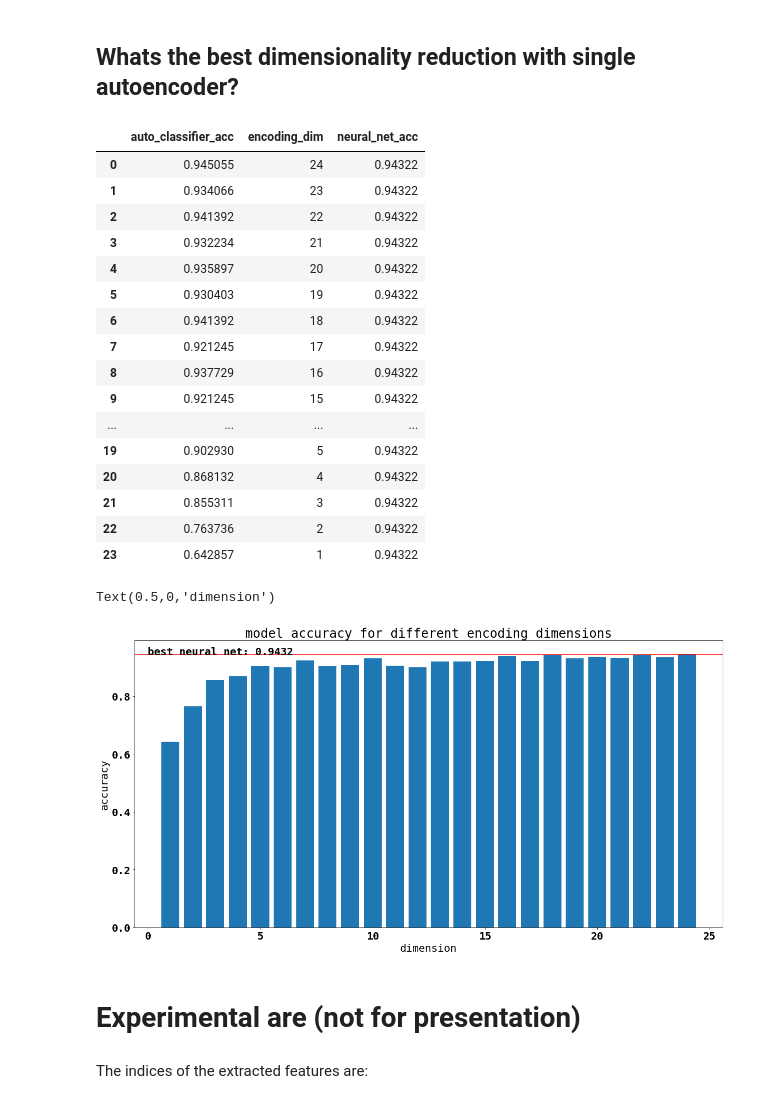
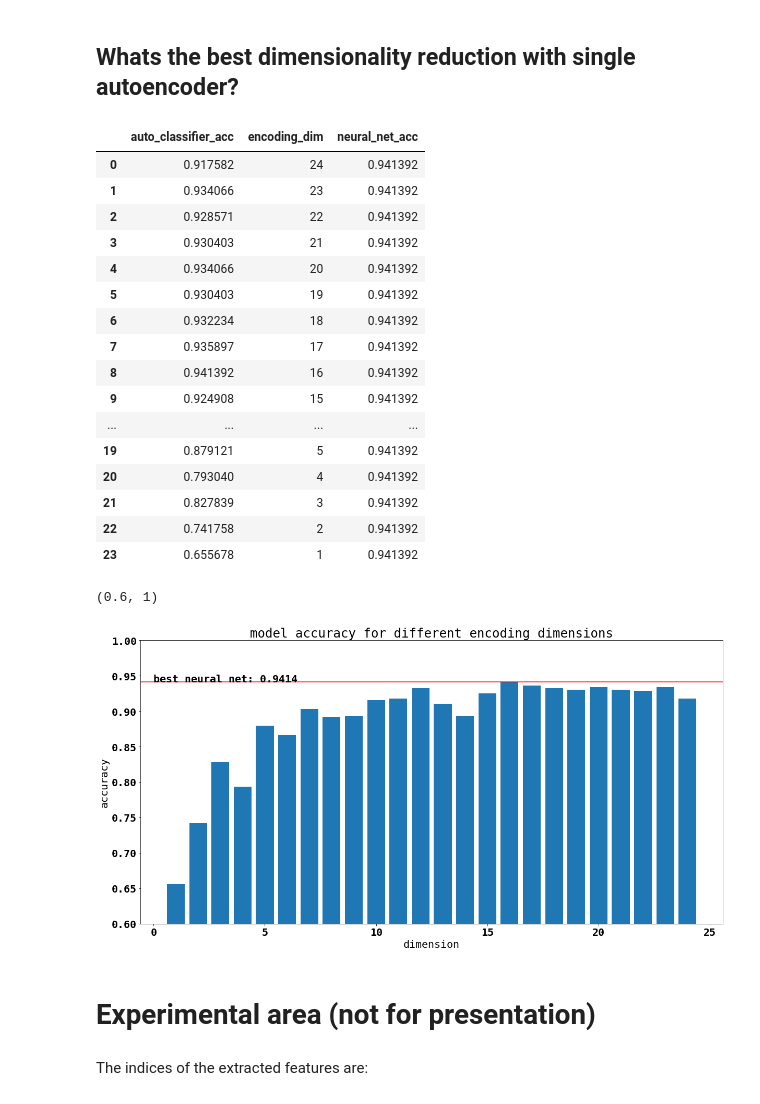
Before and after one commit to philippgrafendorfe/stackedautoencoders, a Jupyter notebook: ROBO_Autoencoder.ipynb, the cells around one changed output. Cells and saved outputs as stored; diff of their text form; code cells hidden in the pictures.

```diff
--- a/ROBO_Autoencoder.ipynb
+++ b/ROBO_Autoencoder.ipynb
@@ -280,7 +291,9 @@ decoding_layer2 = Dense(input_dim
                         ,kernel_initializer='normal')(decoding_layer1)
 
 x = Dense(hidden1_dim, activation='relu', kernel_initializer='normal')(encoding_layer2)
+x = Dropout(dropout)(x)
 x = Dense(hidden2_dim, activation='relu', kernel_initializer='normal')(x)
+x = Dropout(dropout)(x)
 
 classifier_output = Dense(num_classes
                           ,activation='softmax'
@@ -330,11 +343,7 @@ plt.show()
 ## Whats the best dimensionality reduction with single autoencoder?
 # %%
 # the initial coding dimension s.t. there is no feature selection at the beginning
-encoding_dim = 24
-# dimension of the neural net layer1
-hidden1_dim = int(encoding_dim*1.5)
-# dimension of the second neural net layer
-hidden2_dim = int(encoding_dim*1.5)
+encoding_dim = input_dim
 result3 = {'encoding_dim': []
            ,'auto_classifier_acc': []}
 # %%
@@ -347,8 +356,10 @@ while encoding_dim > 0:
                                   ,name='decoder_output'
                                   ,kernel_initializer='normal')(encoding_layer_output)
 
-    x = Dense(30, activation='relu', kernel_initializer='normal')(encoding_layer_output)
-    x = Dense(30, activation='relu', kernel_initializer='normal')(x)
+    x = Dense(hidden1_dim, activation='relu', kernel_initializer='normal')(encoding_layer_output)
+    x = Dropout(dropout)(x)
+    x = Dense(hidden2_dim, activation='relu', kernel_initializer='normal')(x)
+    x = Dropout(dropout)(x)
 
     classifier_output = Dense(num_classes, activation='softmax', name='main_output', kernel_initializer='normal')(x)
 
@@ -372,40 +383,39 @@ while encoding_dim > 0:
     result3['auto_classifier_acc'].append(accuracy)
 
     encoding_dim -=1
-#     hidden1_dim = int(encoding_dim*1.5)
-#     hidden2_dim = int(encoding_dim*1.5)
     print(result3)
 # %%
 result_df = pd.DataFrame(result3)
-result_df['neural_net_acc'] = 0.94322
+result_df['neural_net_acc'] = nn_score
 result_df
 # %% [output]
 |  | auto_classifier_acc | encoding_dim | neural_net_acc |
-| 0 | 0.945055 | 24 | 0.94322 |
-| 1 | 0.934066 | 23 | 0.94322 |
-| 2 | 0.941392 | 22 | 0.94322 |
-| 3 | 0.932234 | 21 | 0.94322 |
-| 4 | 0.935897 | 20 | 0.94322 |
-| 5 | 0.930403 | 19 | 0.94322 |
-| 6 | 0.941392 | 18 | 0.94322 |
-| 7 | 0.921245 | 17 | 0.94322 |
-| 8 | 0.937729 | 16 | 0.94322 |
-| 9 | 0.921245 | 15 | 0.94322 |
+| 0 | 0.917582 | 24 | 0.941392 |
+| 1 | 0.934066 | 23 | 0.941392 |
+| 2 | 0.928571 | 22 | 0.941392 |
+| 3 | 0.930403 | 21 | 0.941392 |
+| 4 | 0.934066 | 20 | 0.941392 |
+| 5 | 0.930403 | 19 | 0.941392 |
+| 6 | 0.932234 | 18 | 0.941392 |
+| 7 | 0.935897 | 17 | 0.941392 |
+| 8 | 0.941392 | 16 | 0.941392 |
+| 9 | 0.924908 | 15 | 0.941392 |
 | ... | ... | ... | ... |
-| 19 | 0.902930 | 5 | 0.94322 |
-| 20 | 0.868132 | 4 | 0.94322 |
-| 21 | 0.855311 | 3 | 0.94322 |
-| 22 | 0.763736 | 2 | 0.94322 |
-| 23 | 0.642857 | 1 | 0.94322 |
+| 19 | 0.879121 | 5 | 0.941392 |
+| 20 | 0.793040 | 4 | 0.941392 |
+| 21 | 0.827839 | 3 | 0.941392 |
+| 22 | 0.741758 | 2 | 0.941392 |
+| 23 | 0.655678 | 1 | 0.941392 |
 # %%
 fig = plt.figure(figsize=(20,10))
 plt.bar(result_df['encoding_dim'], result_df['auto_classifier_acc'])
 plt.axhline(y=result_df['neural_net_acc'][0], c="red")
 plt.text(0, result_df['neural_net_acc'][0], "best neural net: " + str(round(result_df['neural_net_acc'][0], 4))
          ,fontdict=font)
 plt.title('model accuracy for different encoding dimensions')
 plt.ylabel('accuracy')
 plt.xlabel('dimension')
+plt.ylim(0.6, 1)
 # %% [output]
-Text(0.5,0,'dimension')
+(0.6, 1)
-[figure, old version]
+[figure, new version]
@@ -412,5 +424,5 @@ Text(0.5,0,'dimension')
 # %% [markdown]
-# Experimental are (not for presentation)
+# Experimental area (not for presentation)
 # %% [markdown]
 The indices of the extracted features are:
 # %%
```
Also changed, not shown: parts of 18 cells of this notebook, 5 other files.
